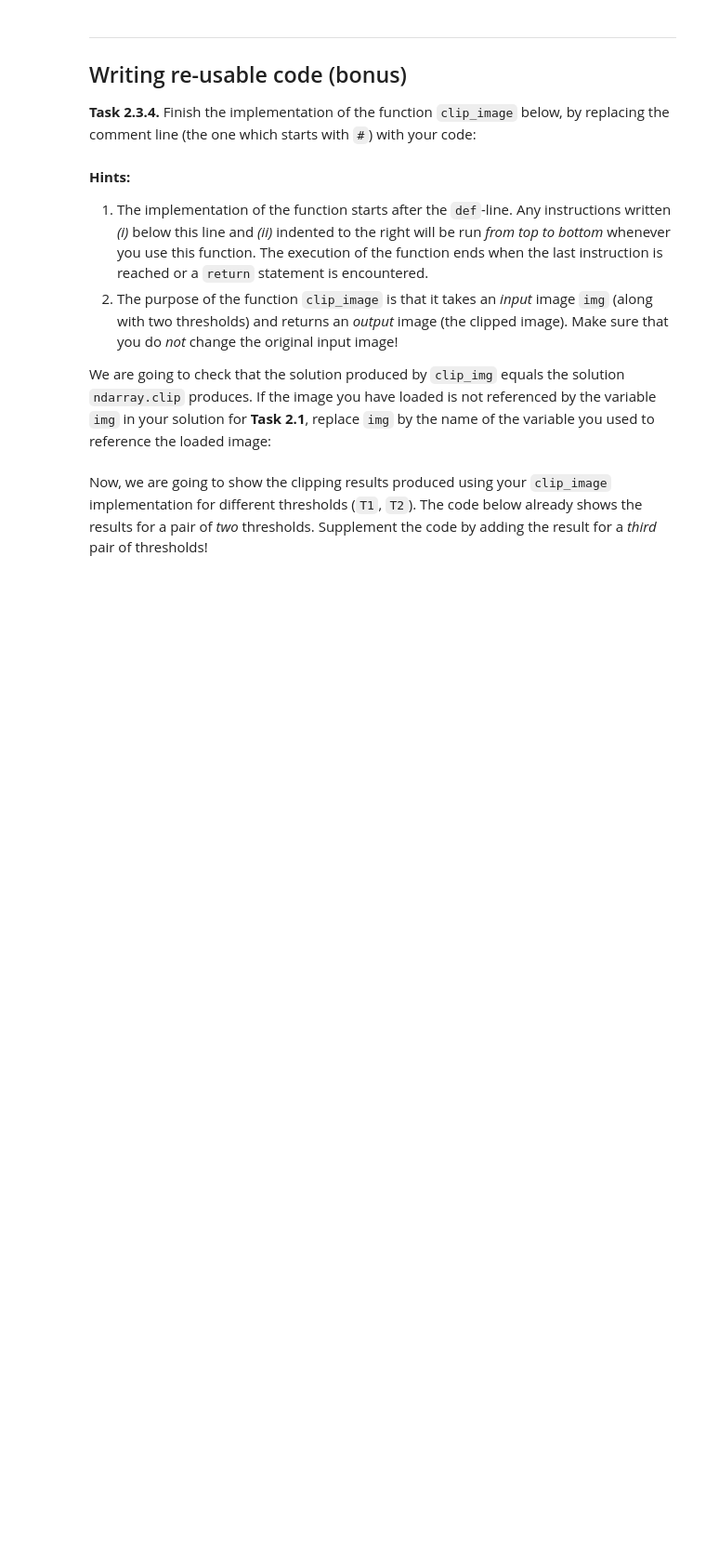
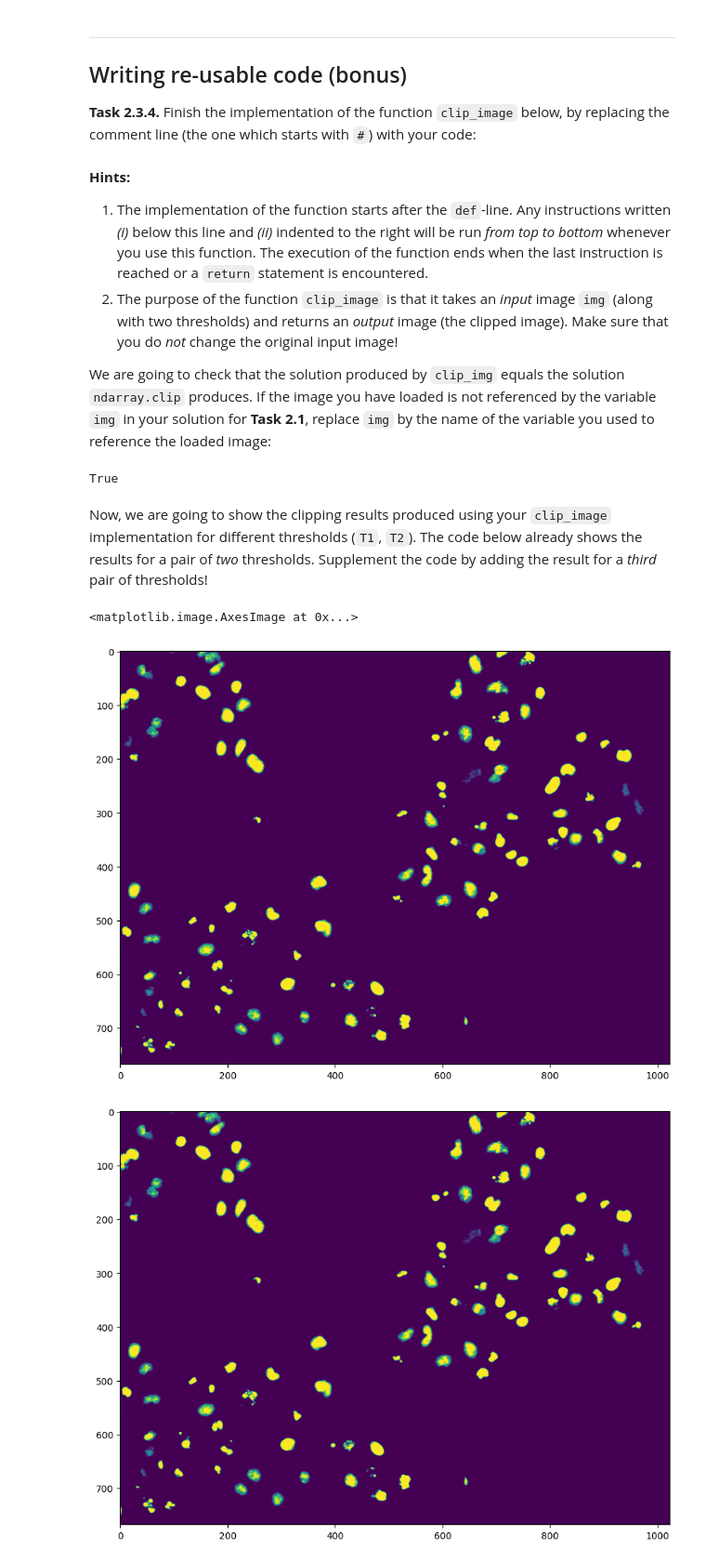
Before and after one commit to PaulEsslinger/mobi-fs3-python, a Jupyter notebook: task2.ipynb, the cells around one changed output. Shown: that part at 93% size. Drawn from its saved outputs; the diff is of its cells as text; code cells hidden in the pictures; blank space fills up the shorter version.

```diff
--- a/task2.ipynb
+++ b/task2.ipynb
@@ -106,3 +100,12 @@ def clip_image(img, T1, T2):
+# %%
+def clip_image(img, T1, T2):
+    result = img.copy()
+    for i in numpy.ndindex(img.shape):
+        if img[i] < T1:
+            result[i] = T1
+        elif img[i] > T2:
+            result[i] = T2
+    return result
 # %% [markdown]
 **Hints:**
 1. The implementation of the function starts after the `def`-line. Any instructions written *(i)* below this line and *(ii)* indented to the right will be run *from top to bottom* whenever you use this function. The execution of the function ends when the last instruction is reached or a `return` statement is encountered.
@@ -110,14 +113,21 @@ def clip_image(img, T1, T2):
 
 We are going to check that the solution produced by `clip_img` equals the solution `ndarray.clip` produces. If the image you have loaded is not referenced by the variable `img` in your solution for **Task 2.1**, replace `img` by the name of the variable you used to reference the loaded image:
 # %%
-assert (clip_image(img, T1, T2) == img.clip(T1, T2)).all()
+(clip_image(img, T1, T2) == img.clip(T1, T2)).all()
+# %% [output]
+True
 # %% [markdown]
 Now, we are going to show the clipping results produced using your `clip_image` implementation for different thresholds (`T1`, `T2`). The code below already shows the results for a pair of *two* thresholds. Supplement the code by adding the result for a *third* pair of thresholds!
 # %%
 plt.figure(figsize=(15,8))
 plt.imshow(clip_image(img, 0.2, 0.8))
 
 plt.figure(figsize=(15,8))
 plt.imshow(clip_image(img, 0.3, 0.7))
 
-# here goes your code
+plt.figure(figsize=(15,8))
+plt.imshow(clip_image(img, 0.4, 0.6))
+# %% [output]
+<matplotlib.image.AxesImage at 0x...>
+[figure, added]
+[figure, added]
```
Also changed, not shown: parts of 3 cells of this notebook.
